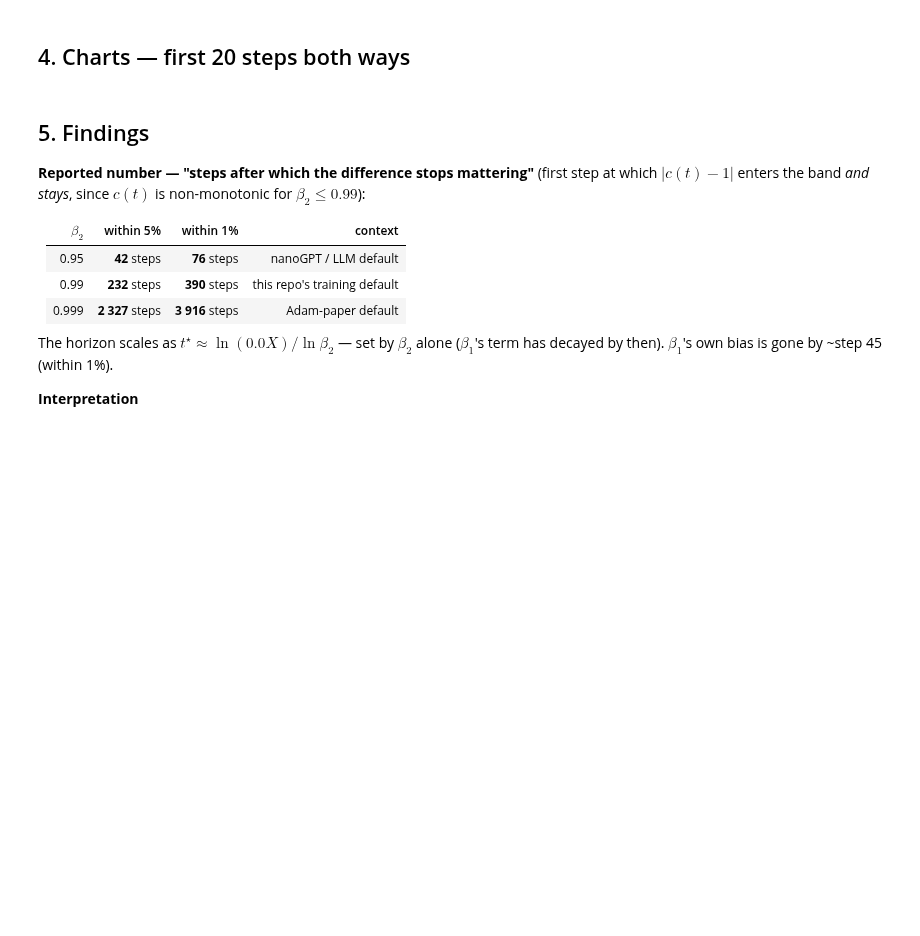
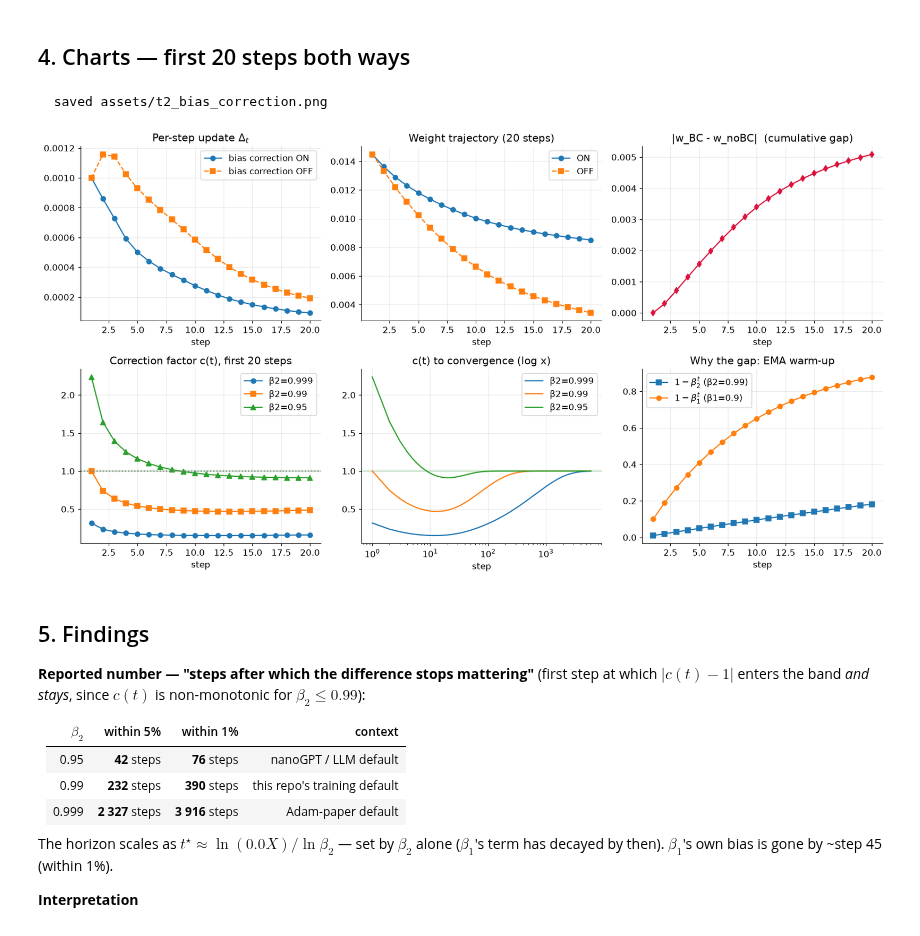
Before and after one commit to RaviNaik/ERA, a Jupyter notebook: v5/session11/optimizer_experiments/notebooks/02_bias_correction.ipynb, the cells around one changed output. Cells and saved outputs as stored; diff of their text form; code cells hidden in the pictures; blank space fills up the shorter version.

```diff
--- a/v5/session11/optimizer_experiments/notebooks/02_bias_correction.ipynb
+++ b/v5/session11/optimizer_experiments/notebooks/02_bias_correction.ipynb
@@ -94,15 +133,15 @@ block's MLP input matrix — and record the true gradient it receives on each of
 the first 20 optimizer steps. Then we replay those exact 20 gradients through our
 hand Adam **with** and **without** bias correction (everything else identical).
 # %%
+from s11.data import load_char_dataset
 from s11.model import GPT, GPTConfig
-from s11.data import load_char_dataset
 from s11.optim import run_adam_by_hand
 
 data = load_char_dataset()
 set_seed(1337)
 cfg = GPTConfig(vocab_size=data.vocab_size, block_size=256)
 model = GPT(cfg).to(DEVICE)
-print(f"model params: {model.num_params()/1e6:.2f}M")
+print(f"model params: {model.num_params() / 1e6:.2f}M")
 
 # choose one weight: element [0,0] of block 0's MLP fc weight
 target_name = "transformer.h.0.mlp.c_fc.weight"
@@ -110,14 +149,17 @@ param = dict(model.named_parameters())[target_name]
 idx = (0, 0)
 w0 = param.detach()[idx].item()
 
-opt = torch.optim.AdamW(model.parameters(), lr=1e-3, betas=(0.9, 0.99), weight_decay=0.0)
+opt = torch.optim.AdamW(
+    model.parameters(), lr=1e-3, betas=(0.9, 0.99), weight_decay=0.0
+)
 gen = torch.Generator().manual_seed(0)
 observed_grads = []
 model.train()
 for step in range(20):
     X, Y = data.get_batch("train", 32, 256, DEVICE, gen)
     _, loss = model(X, Y)
-    opt.zero_grad(set_to_none=True); loss.backward()
+    opt.zero_grad(set_to_none=True)
+    loss.backward()
     observed_grads.append(param.grad.detach()[idx].item())
     opt.step()
 
@@ -167,37 +263,54 @@ print(f"             because with beta2={B2} the correction factor is still {c_f
 # %%
 fig, ax = plt.subplots(2, 3, figsize=(15, 8))
 t20 = list(range(1, 21))
 
-ax[0,0].plot(t20, [r["step"] for r in with_bc], "o-", label="bias correction ON")
-ax[0,0].plot(t20, [r["step"] for r in without_bc], "s--", label="bias correction OFF")
-ax[0,0].set_title("Per-step update $\\Delta_t$"); ax[0,0].set_xlabel("step"); ax[0,0].legend()
+ax[0, 0].plot(t20, [r["step"] for r in with_bc], "o-", label="bias correction ON")
+ax[0, 0].plot(t20, [r["step"] for r in without_bc], "s--", label="bias correction OFF")
+ax[0, 0].set_title("Per-step update $\\Delta_t$")
+ax[0, 0].set_xlabel("step")
+ax[0, 0].legend()
 
-ax[0,1].plot(t20, [r["param_after"] for r in with_bc], "o-", label="ON")
-ax[0,1].plot(t20, [r["param_after"] for r in without_bc], "s--", label="OFF")
-ax[0,1].set_title("Weight trajectory (20 steps)"); ax[0,1].set_xlabel("step"); ax[0,1].legend()
+ax[0, 1].plot(t20, [r["param_after"] for r in with_bc], "o-", label="ON")
+ax[0, 1].plot(t20, [r["param_after"] for r in without_bc], "s--", label="OFF")
+ax[0, 1].set_title("Weight trajectory (20 steps)")
+ax[0, 1].set_xlabel("step")
+ax[0, 1].legend()
 
-ax[0,2].plot(t20, gap, "d-", color="crimson")
-ax[0,2].set_title("|w_BC - w_noBC|  (cumulative gap)"); ax[0,2].set_xlabel("step")
+ax[0, 2].plot(t20, gap, "d-", color="crimson")
+ax[0, 2].set_title("|w_BC - w_noBC|  (cumulative gap)")
+ax[0, 2].set_xlabel("step")
 
-for b2, mk in [(0.999,"o-"), (0.99,"s-"), (0.95,"^-")]:
-    ax[1,0].plot(range(1,21), [c_factor(t,0.9,b2) for t in range(1,21)], mk, label=f"β2={b2}")
-ax[1,0].axhline(1, ls=":", color="grey"); ax[1,0].axhspan(0.99,1.01, color="green", alpha=0.1)
-ax[1,0].set_title("Correction factor c(t), first 20 steps"); ax[1,0].set_xlabel("step"); ax[1,0].legend()
+for b2, mk in [(0.999, "o-"), (0.99, "s-"), (0.95, "^-")]:
+    ax[1, 0].plot(
+        range(1, 21), [c_factor(t, 0.9, b2) for t in range(1, 21)], mk, label=f"β2={b2}"
+    )
+ax[1, 0].axhline(1, ls=":", color="grey")
+ax[1, 0].axhspan(0.99, 1.01, color="green", alpha=0.1)
+ax[1, 0].set_title("Correction factor c(t), first 20 steps")
+ax[1, 0].set_xlabel("step")
+ax[1, 0].legend()
 
 tt = np.arange(1, 6001)
-for b2, mk in [(0.999,"-"), (0.99,"-"), (0.95,"-")]:
-    ax[1,1].plot(tt, [c_factor(t,0.9,b2) for t in tt], mk, label=f"β2={b2}")
-ax[1,1].axhspan(0.99,1.01, color="green", alpha=0.1)
-ax[1,1].set_xscale("log"); ax[1,1].set_title("c(t) to convergence (log x)")
-ax[1,1].set_xlabel("step"); ax[1,1].legend()
+for b2, mk in [(0.999, "-"), (0.99, "-"), (0.95, "-")]:
+    ax[1, 1].plot(tt, [c_factor(t, 0.9, b2) for t in tt], mk, label=f"β2={b2}")
+ax[1, 1].axhspan(0.99, 1.01, color="green", alpha=0.1)
+ax[1, 1].set_xscale("log")
+ax[1, 1].set_title("c(t) to convergence (log x)")
+ax[1, 1].set_xlabel("step")
+ax[1, 1].legend()
 
-ax[1,2].plot(t20, [1-0.99**t for t in t20], "s-", label=r"$1-\beta_2^t$ (β2=0.99)")
-ax[1,2].plot(t20, [1-0.9**t for t in t20], "o-", label=r"$1-\beta_1^t$ (β1=0.9)")
-ax[1,2].set_title("Why the gap: EMA warm-up"); ax[1,2].set_xlabel("step"); ax[1,2].legend()
+ax[1, 2].plot(t20, [1 - 0.99**t for t in t20], "s-", label=r"$1-\beta_2^t$ (β2=0.99)")
+ax[1, 2].plot(t20, [1 - 0.9**t for t in t20], "o-", label=r"$1-\beta_1^t$ (β1=0.9)")
+ax[1, 2].set_title("Why the gap: EMA warm-up")
+ax[1, 2].set_xlabel("step")
+ax[1, 2].legend()
 
 plt.tight_layout()
 savefig(fig, "t2_bias_correction.png")
 plt.show()
+# %% [output]
+  saved assets/t2_bias_correction.png
+[figure, added]
 # %% [markdown]
 ## 5. Findings
 
```
Also changed, not shown: parts of 6 cells of this notebook, 9 other files.
